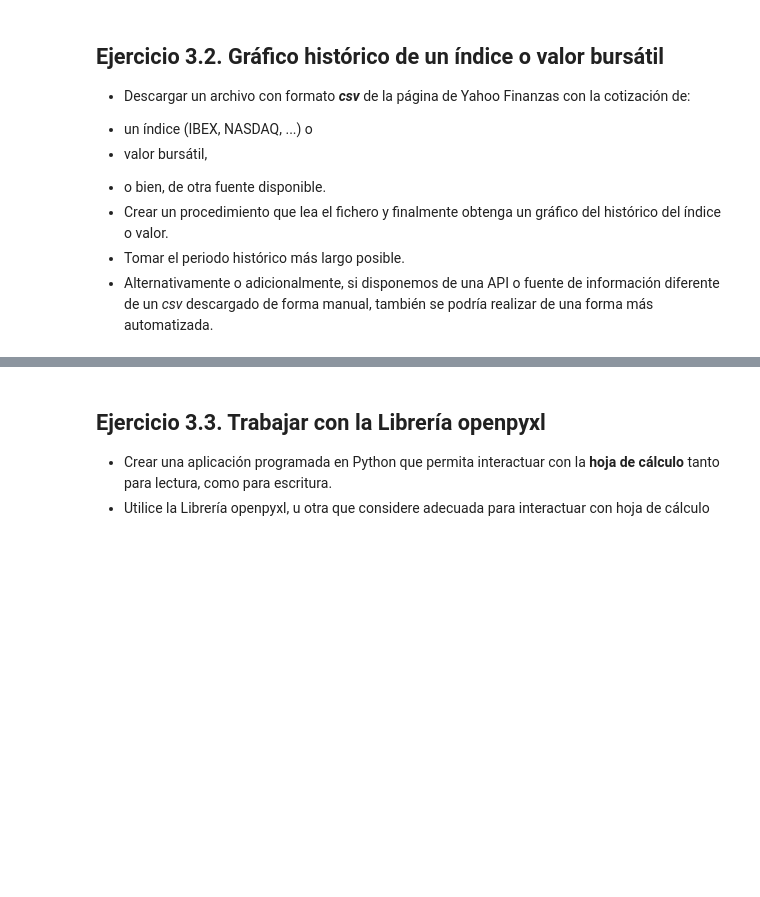
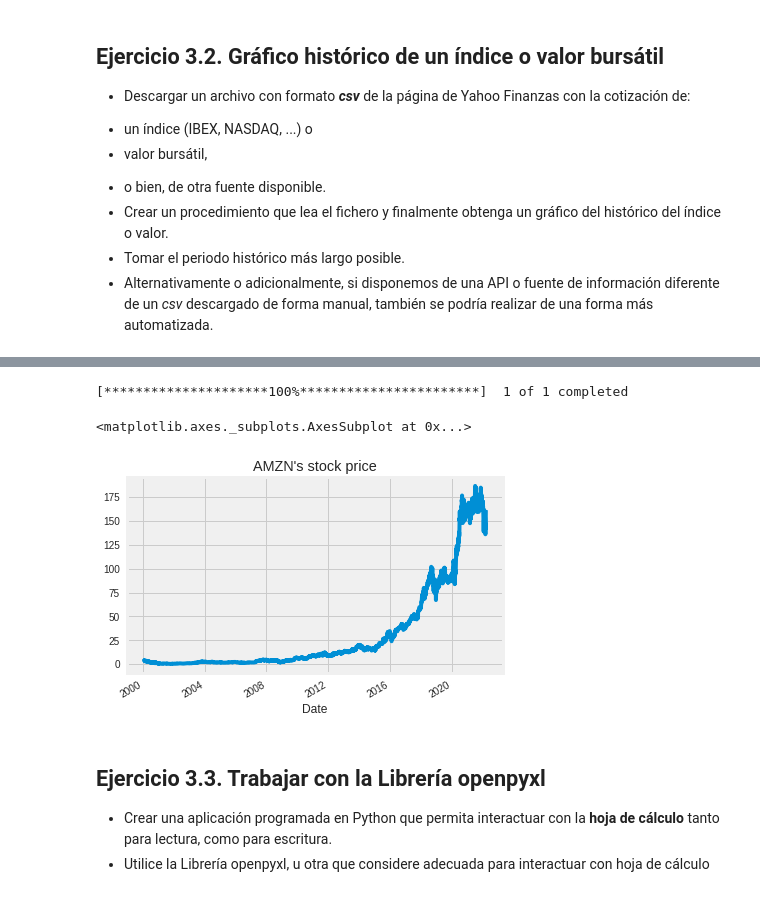
Before and after one commit to cit08/Phyton_2, a Jupyter notebook: Copia_de_practica3.ipynb, the cells around one changed output, grey strips where cells are left out. Cells and saved outputs as stored; diff of their text form; code cells hidden in the pictures; blank space fills up the shorter version.

```diff
--- a/Copia_de_practica3.ipynb
+++ b/Copia_de_practica3.ipynb
@@ -23,3 +144,19 @@
+# %%
+#Se descarga un archivo csv del precio de stock de Amazon de febrero 2000 a marzo de 2022 y se gráfica
+
+import pandas
+data_df = yf.download("AMZN", start="2000-02-01", end="2022-03-20")
+data_df.to_csv('amzn.csv')
+
+data = pandas.read_csv('/content/amzn.csv')
+#print(data)
+data.tail()
+
+data_df['Close'].plot(title="AMZN's stock price")
+# %% [output]
+[*********************100%***********************]  1 of 1 completed
+<matplotlib.axes._subplots.AxesSubplot at 0x...>
+[figure, added]
 # %% [markdown]
 ## Ejercicio 3.3. Trabajar con la Librería openpyxl
 * Crear una aplicación programada en Python que permita interactuar con la **hoja de cálculo** tanto para lectura, como para escritura.
```
Also changed, not shown: parts of 20 cells of this notebook.
